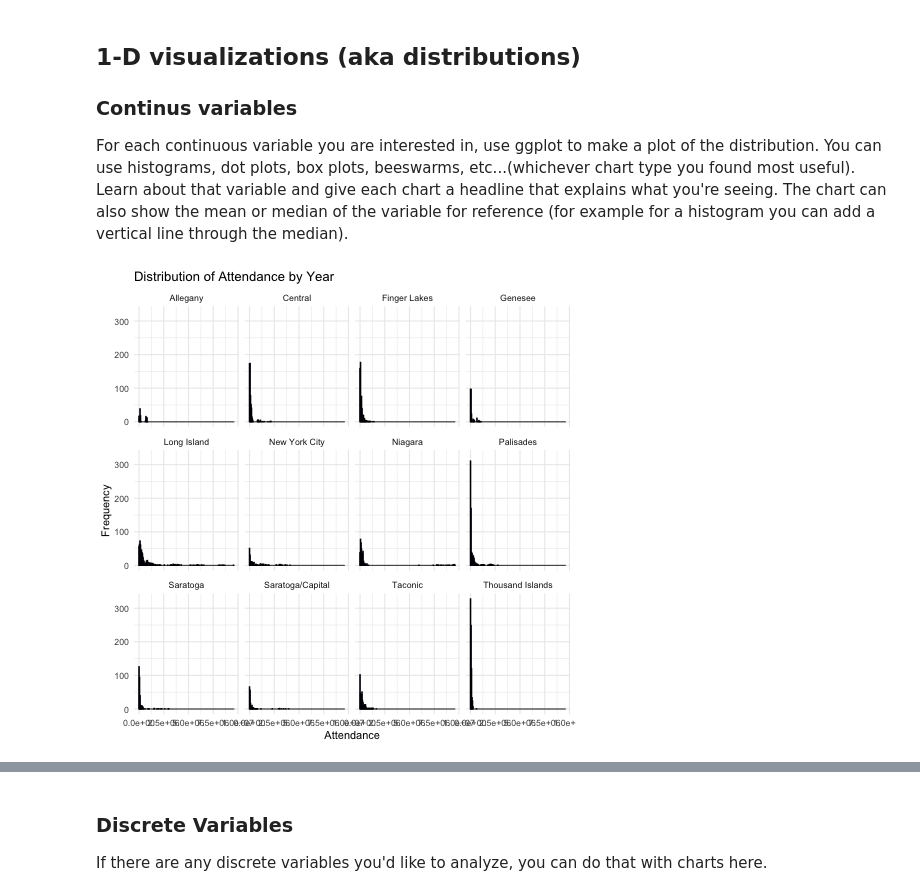
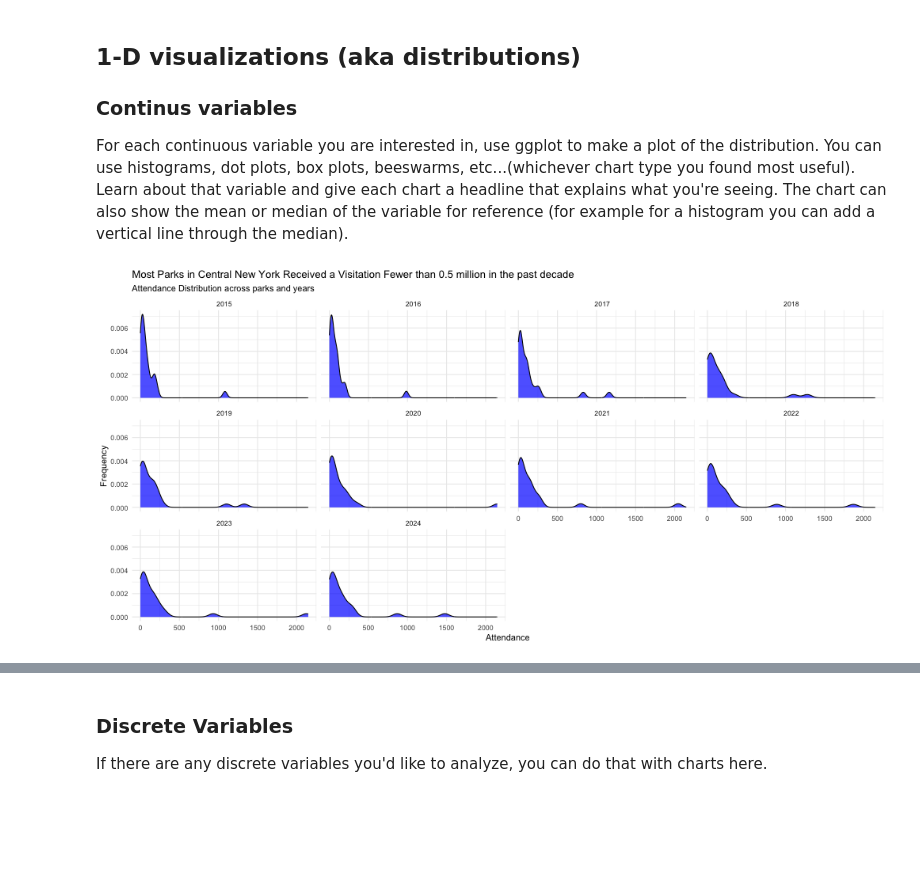
Before and after one commit to yatingw24/pitch, a Jupyter notebook: distributions.ipynb, the cells around one changed output, grey strips where cells are left out. Cells and saved outputs as stored; diff of their text form; code cells hidden in the pictures; blank space fills up the shorter version.

```diff
--- a/distributions.ipynb
+++ b/distributions.ipynb
@@ -113,8 +113,14 @@ data
 # %%
 %%R
 
-data %>%
+NYC <- data %>%
 filter(`OPRHP Region` == 'New York City')
+
+Central <- data %>%
+filter(`OPRHP Region` == 'Central')
+
+NYC %>%
+print(n=20)
 # %% [output]
 # A tibble: 101 × 5
     Year `OPRHP Region` County   Facility                             Attendance
@@ -187,14 +184,15 @@ df %>%
 
 For each continuous variable you are interested in, use ggplot to make a plot of the distribution. You can use histograms, dot plots, box plots, beeswarms, etc...(whichever chart type you found most useful). Learn about that variable and give each chart a headline that explains what you're seeing. The chart can also show the mean or median of the variable for reference (for example for a histogram you can add a vertical line through the median).
 # %%
-%%R
+%%R -w 1000
 
-ggplot(df, aes(x = Attendance)) +
-  geom_histogram(binwidth = 50000, fill = "blue", color = "black", alpha = 0.7) +
-  facet_wrap(~ `OPRHP Region`) +
-  labs(title = "Distribution of Attendance by Year",
+ggplot(Central, aes(x = Attendance)) +
+  geom_density( fill = "blue", color = "black", alpha = 0.7) +
+  facet_wrap(~Year) +
+  labs(title = "Most Parks in Central New York Received a Visitation Fewer than 0.5 million in the past decade",
+  subtitle = 'Attendance Distribution across parks and years',
        x = "Attendance",
        y = "Frequency") +
   theme_minimal()
 # %% [output]
-[figure, old version]
+[figure, new version]
```
Also changed, not shown: parts of 13 cells of this notebook.
